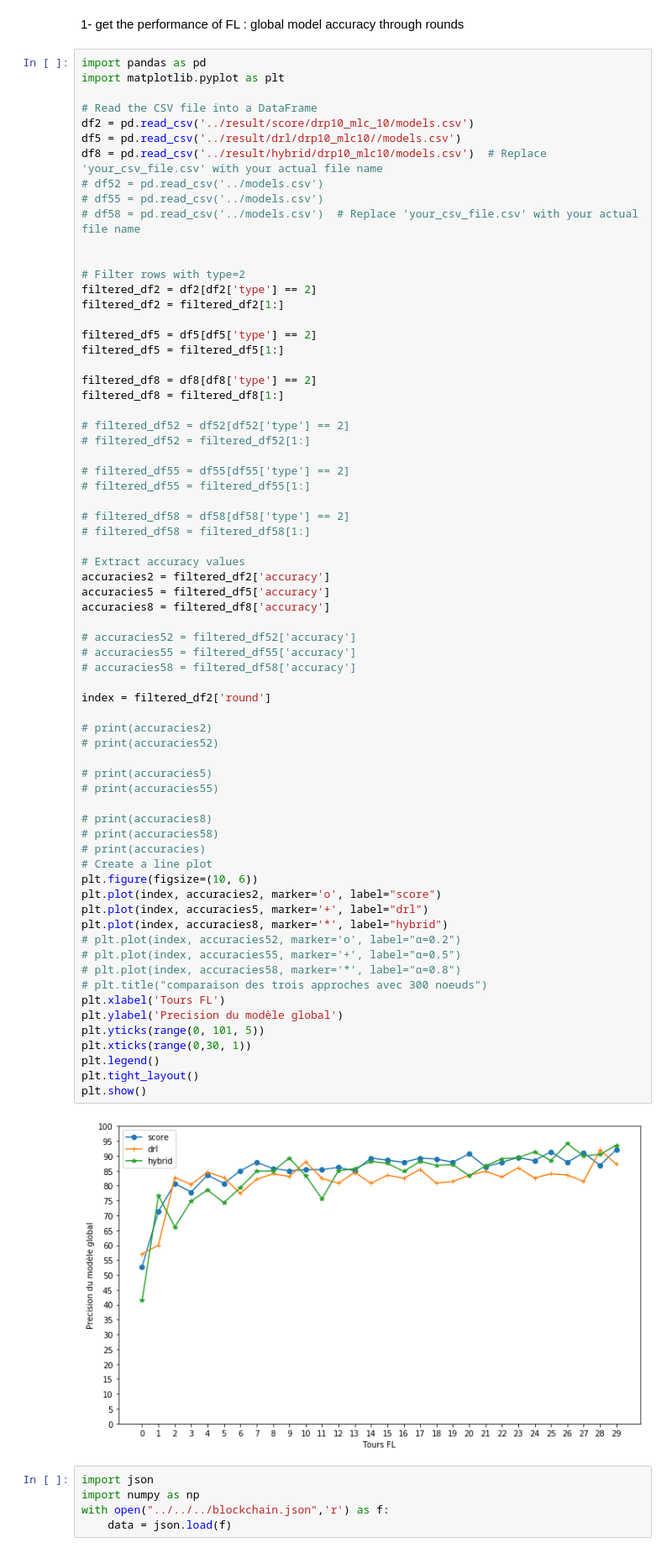
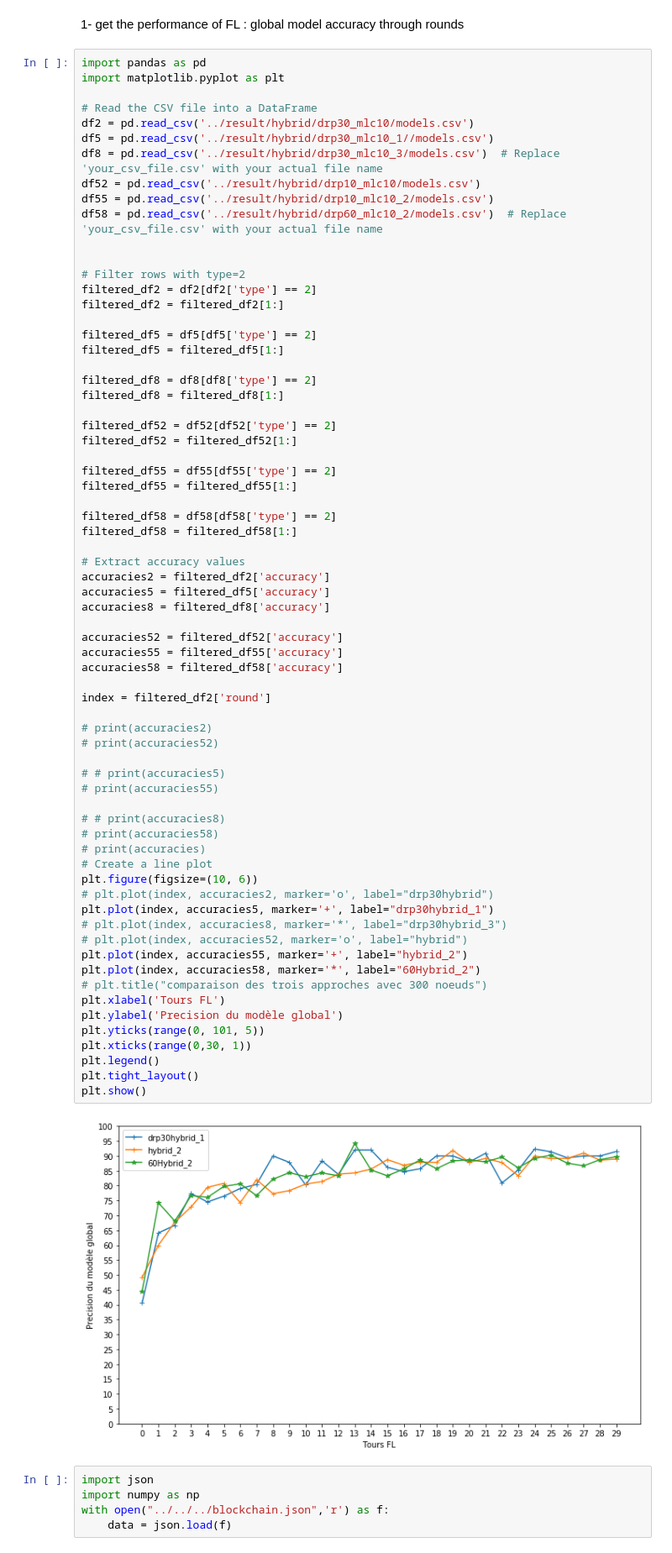
Before and after one commit to PFEWorkspace/code, a Jupyter notebook: scratch/subdir/utils/plot.ipynb, the cells around one changed output. Shown: that part at 84% size. Saved outputs shown, nothing was run; the diff lists cells and outputs as text.

```diff
--- a/scratch/subdir/utils/plot.ipynb
+++ b/scratch/subdir/utils/plot.ipynb
@@ -5,12 +5,12 @@ import pandas as pd
 import matplotlib.pyplot as plt
 
 # Read the CSV file into a DataFrame
-df2 = pd.read_csv('../result/score/drp10_mlc_10/models.csv')
-df5 = pd.read_csv('../result/drl/drp10_mlc10//models.csv')
-df8 = pd.read_csv('../result/hybrid/drp10_mlc10/models.csv')  # Replace 'your_csv_file.csv' with your actual file name
-# df52 = pd.read_csv('../models.csv')
-# df55 = pd.read_csv('../models.csv')
-# df58 = pd.read_csv('../models.csv')  # Replace 'your_csv_file.csv' with your actual file name
+df2 = pd.read_csv('../result/hybrid/drp30_mlc10/models.csv')
+df5 = pd.read_csv('../result/hybrid/drp30_mlc10_1//models.csv')
+df8 = pd.read_csv('../result/hybrid/drp30_mlc10_3/models.csv')  # Replace 'your_csv_file.csv' with your actual file name
+df52 = pd.read_csv('../result/hybrid/drp10_mlc10/models.csv')
+df55 = pd.read_csv('../result/hybrid/drp10_mlc10_2/models.csv')
+df58 = pd.read_csv('../result/hybrid/drp60_mlc10_2/models.csv')  # Replace 'your_csv_file.csv' with your actual file name
 
 
 # Filter rows with type=2
@@ -23,53 +23,53 @@ filtered_df5 = filtered_df5[1:]
 filtered_df8 = df8[df8['type'] == 2]
 filtered_df8 = filtered_df8[1:]
 
-# filtered_df52 = df52[df52['type'] == 2]
-# filtered_df52 = filtered_df52[1:]
+filtered_df52 = df52[df52['type'] == 2]
+filtered_df52 = filtered_df52[1:]
 
-# filtered_df55 = df55[df55['type'] == 2]
-# filtered_df55 = filtered_df55[1:]
+filtered_df55 = df55[df55['type'] == 2]
+filtered_df55 = filtered_df55[1:]
 
-# filtered_df58 = df58[df58['type'] == 2]
-# filtered_df58 = filtered_df58[1:]
+filtered_df58 = df58[df58['type'] == 2]
+filtered_df58 = filtered_df58[1:]
 
 # Extract accuracy values
 accuracies2 = filtered_df2['accuracy']
 accuracies5 = filtered_df5['accuracy']
 accuracies8 = filtered_df8['accuracy']
 
-# accuracies52 = filtered_df52['accuracy']
-# accuracies55 = filtered_df55['accuracy']
-# accuracies58 = filtered_df58['accuracy']
+accuracies52 = filtered_df52['accuracy']
+accuracies55 = filtered_df55['accuracy']
+accuracies58 = filtered_df58['accuracy']
 
 index = filtered_df2['round']
 
 # print(accuracies2)
 # print(accuracies52)
 
-# print(accuracies5)
+# # print(accuracies5)
 # print(accuracies55)
 
-# print(accuracies8)
+# # print(accuracies8)
 # print(accuracies58)
 # print(accuracies)
 # Create a line plot
 plt.figure(figsize=(10, 6))
-plt.plot(index, accuracies2, marker='o', label="score")
-plt.plot(index, accuracies5, marker='+', label="drl")
-plt.plot(index, accuracies8, marker='*', label="hybrid")
-# plt.plot(index, accuracies52, marker='o', label="α=0.2")
-# plt.plot(index, accuracies55, marker='+', label="α=0.5")
-# plt.plot(index, accuracies58, marker='*', label="α=0.8")
+# plt.plot(index, accuracies2, marker='o', label="drp30hybrid")
+plt.plot(index, accuracies5, marker='+', label="drp30hybrid_1")
+# plt.plot(index, accuracies8, marker='*', label="drp30hybrid_3")
+# plt.plot(index, accuracies52, marker='o', label="hybrid")
+plt.plot(index, accuracies55, marker='+', label="hybrid_2")
+plt.plot(index, accuracies58, marker='*', label="60Hybrid_2")
 # plt.title("comparaison des trois approches avec 300 noeuds")
 plt.xlabel('Tours FL')
 plt.ylabel('Precision du modèle global')
 plt.yticks(range(0, 101, 5))
 plt.xticks(range(0,30, 1))
 plt.legend()
 plt.tight_layout()
 plt.show()
 # %% [output]
-[figure, old version]
+[figure, new version]
 # %%
 import json
 import numpy as np
```
Also changed, not shown: 56 other files.
